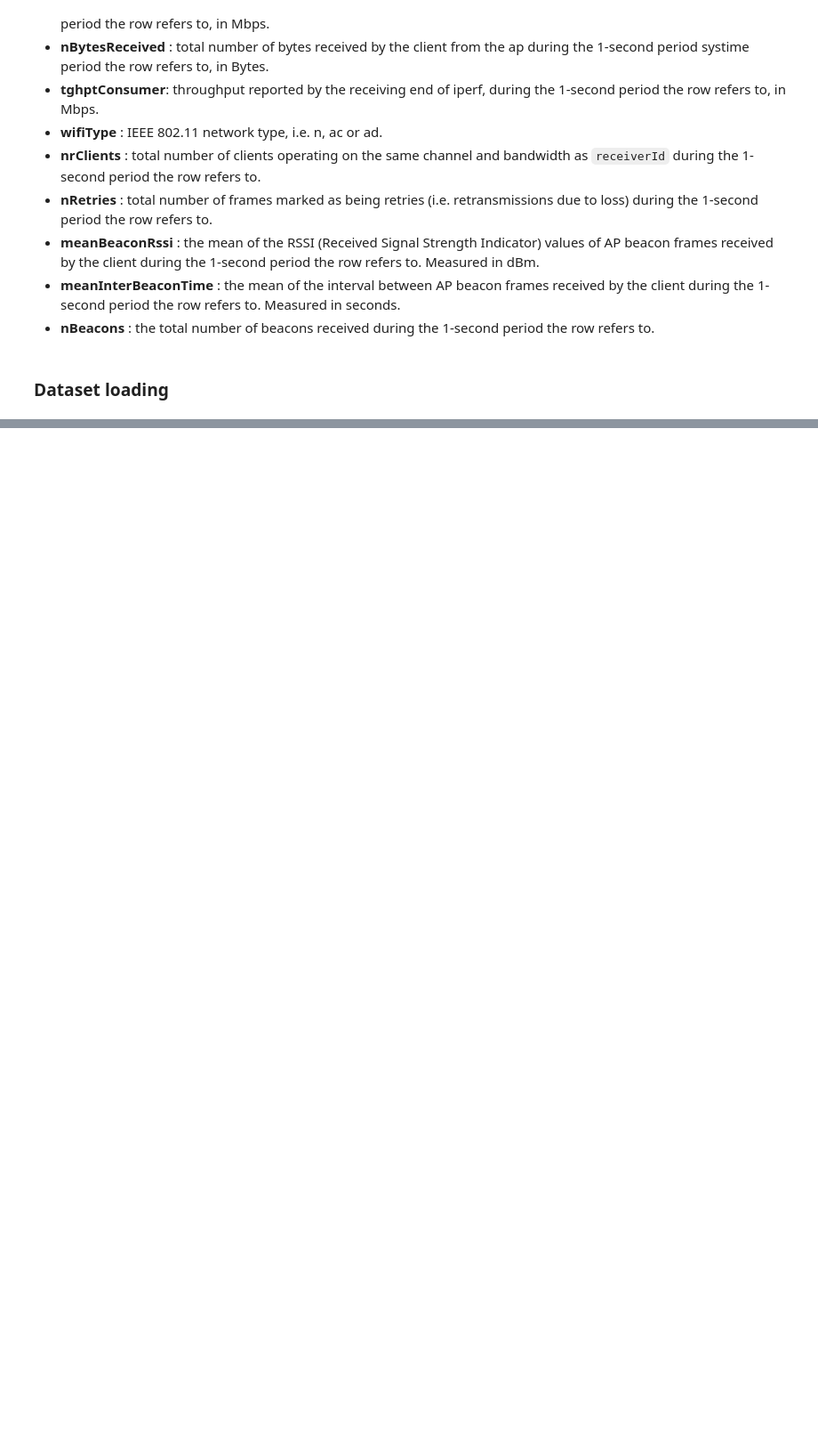
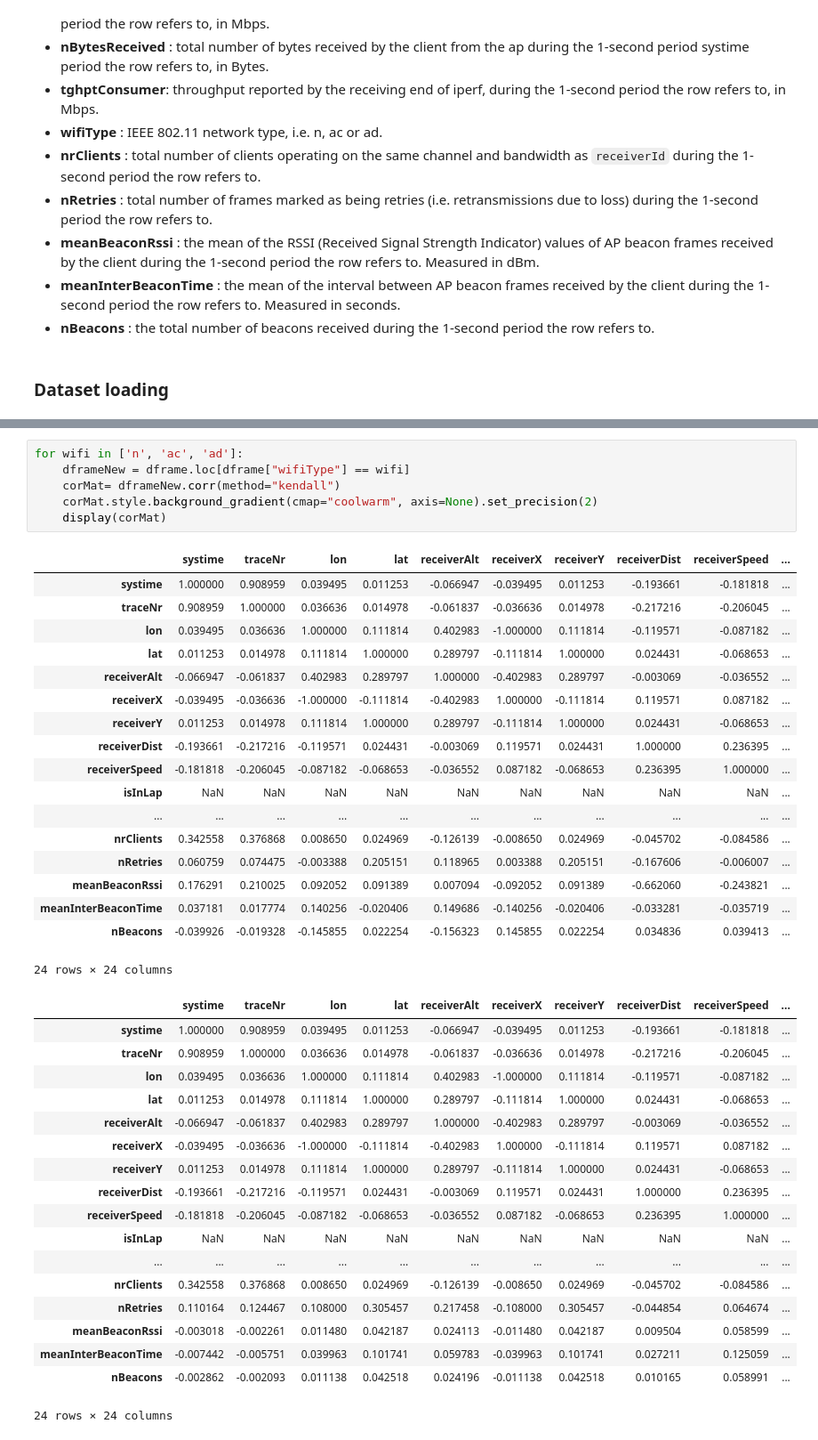
Before and after one commit to noahari/vehicularWifiResearch, a Jupyter notebook: starter-notebook.ipynb, the cells around one changed output, grey strips where cells are left out. Shown at 89% size. Drawn from its saved outputs; the diff is of its cells as text; blank space fills up the shorter version.

```diff
--- a/starter-notebook.ipynb
+++ b/starter-notebook.ipynb
@@ -160,0 +170,43 @@ plt.show()
+# %%
+for wifi in ['n', 'ac', 'ad']:
+    dframeNew = dframe.loc[dframe["wifiType"] == wifi]
+    corMat= dframeNew.corr(method="kendall")
+    corMat.style.background_gradient(cmap="coolwarm", axis=None).set_precision(2)
+    display(corMat)
+# %% [output]
+|  | systime | traceNr | lon | lat | receiverAlt | receiverX | receiverY | receiverDist | receiverSpeed | ... |
+| systime | 1.000000 | 0.908959 | 0.039495 | 0.011253 | -0.066947 | -0.039495 | 0.011253 | -0.193661 | -0.181818 | ... |
+| traceNr | 0.908959 | 1.000000 | 0.036636 | 0.014978 | -0.061837 | -0.036636 | 0.014978 | -0.217216 | -0.206045 | ... |
+| lon | 0.039495 | 0.036636 | 1.000000 | 0.111814 | 0.402983 | -1.000000 | 0.111814 | -0.119571 | -0.087182 | ... |
+| lat | 0.011253 | 0.014978 | 0.111814 | 1.000000 | 0.289797 | -0.111814 | 1.000000 | 0.024431 | -0.068653 | ... |
+| receiverAlt | -0.066947 | -0.061837 | 0.402983 | 0.289797 | 1.000000 | -0.402983 | 0.289797 | -0.003069 | -0.036552 | ... |
+| receiverX | -0.039495 | -0.036636 | -1.000000 | -0.111814 | -0.402983 | 1.000000 | -0.111814 | 0.119571 | 0.087182 | ... |
+| receiverY | 0.011253 | 0.014978 | 0.111814 | 1.000000 | 0.289797 | -0.111814 | 1.000000 | 0.024431 | -0.068653 | ... |
+| receiverDist | -0.193661 | -0.217216 | -0.119571 | 0.024431 | -0.003069 | 0.119571 | 0.024431 | 1.000000 | 0.236395 | ... |
+| receiverSpeed | -0.181818 | -0.206045 | -0.087182 | -0.068653 | -0.036552 | 0.087182 | -0.068653 | 0.236395 | 1.000000 | ... |
+| isInLap | NaN | NaN | NaN | NaN | NaN | NaN | NaN | NaN | NaN | ... |
+| ... | ... | ... | ... | ... | ... | ... | ... | ... | ... | ... |
+| nrClients | 0.342558 | 0.376868 | 0.008650 | 0.024969 | -0.126139 | -0.008650 | 0.024969 | -0.045702 | -0.084586 | ... |
+| nRetries | 0.060759 | 0.074475 | -0.003388 | 0.205151 | 0.118965 | 0.003388 | 0.205151 | -0.167606 | -0.006007 | ... |
+| meanBeaconRssi | 0.176291 | 0.210025 | 0.092052 | 0.091389 | 0.007094 | -0.092052 | 0.091389 | -0.662060 | -0.243821 | ... |
+| meanInterBeaconTime | 0.037181 | 0.017774 | 0.140256 | -0.020406 | 0.149686 | -0.140256 | -0.020406 | -0.033281 | -0.035719 | ... |
+| nBeacons | -0.039926 | -0.019328 | -0.145855 | 0.022254 | -0.156323 | 0.145855 | 0.022254 | 0.034836 | 0.039413 | ... |
+24 rows × 24 columns
+|  | systime | traceNr | lon | lat | receiverAlt | receiverX | receiverY | receiverDist | receiverSpeed | ... |
+| systime | 1.000000 | 0.908959 | 0.039495 | 0.011253 | -0.066947 | -0.039495 | 0.011253 | -0.193661 | -0.181818 | ... |
+| traceNr | 0.908959 | 1.000000 | 0.036636 | 0.014978 | -0.061837 | -0.036636 | 0.014978 | -0.217216 | -0.206045 | ... |
+| lon | 0.039495 | 0.036636 | 1.000000 | 0.111814 | 0.402983 | -1.000000 | 0.111814 | -0.119571 | -0.087182 | ... |
+| lat | 0.011253 | 0.014978 | 0.111814 | 1.000000 | 0.289797 | -0.111814 | 1.000000 | 0.024431 | -0.068653 | ... |
+| receiverAlt | -0.066947 | -0.061837 | 0.402983 | 0.289797 | 1.000000 | -0.402983 | 0.289797 | -0.003069 | -0.036552 | ... |
+| receiverX | -0.039495 | -0.036636 | -1.000000 | -0.111814 | -0.402983 | 1.000000 | -0.111814 | 0.119571 | 0.087182 | ... |
+| receiverY | 0.011253 | 0.014978 | 0.111814 | 1.000000 | 0.289797 | -0.111814 | 1.000000 | 0.024431 | -0.068653 | ... |
+| receiverDist | -0.193661 | -0.217216 | -0.119571 | 0.024431 | -0.003069 | 0.119571 | 0.024431 | 1.000000 | 0.236395 | ... |
+| receiverSpeed | -0.181818 | -0.206045 | -0.087182 | -0.068653 | -0.036552 | 0.087182 | -0.068653 | 0.236395 | 1.000000 | ... |
+| isInLap | NaN | NaN | NaN | NaN | NaN | NaN | NaN | NaN | NaN | ... |
+| ... | ... | ... | ... | ... | ... | ... | ... | ... | ... | ... |
+| nrClients | 0.342558 | 0.376868 | 0.008650 | 0.024969 | -0.126139 | -0.008650 | 0.024969 | -0.045702 | -0.084586 | ... |
+| nRetries | 0.110164 | 0.124467 | 0.108000 | 0.305457 | 0.217458 | -0.108000 | 0.305457 | -0.044854 | 0.064674 | ... |
+| meanBeaconRssi | -0.003018 | -0.002261 | 0.011480 | 0.042187 | 0.024113 | -0.011480 | 0.042187 | 0.009504 | 0.058599 | ... |
+| meanInterBeaconTime | -0.007442 | -0.005751 | 0.039963 | 0.101741 | 0.059783 | -0.039963 | 0.101741 | 0.027211 | 0.125059 | ... |
+| nBeacons | -0.002862 | -0.002093 | 0.011138 | 0.042518 | 0.024196 | -0.011138 | 0.042518 | 0.010165 | 0.058991 | ... |
+24 rows × 24 columns
```
Also changed, not shown: parts of 2 cells of this notebook.
